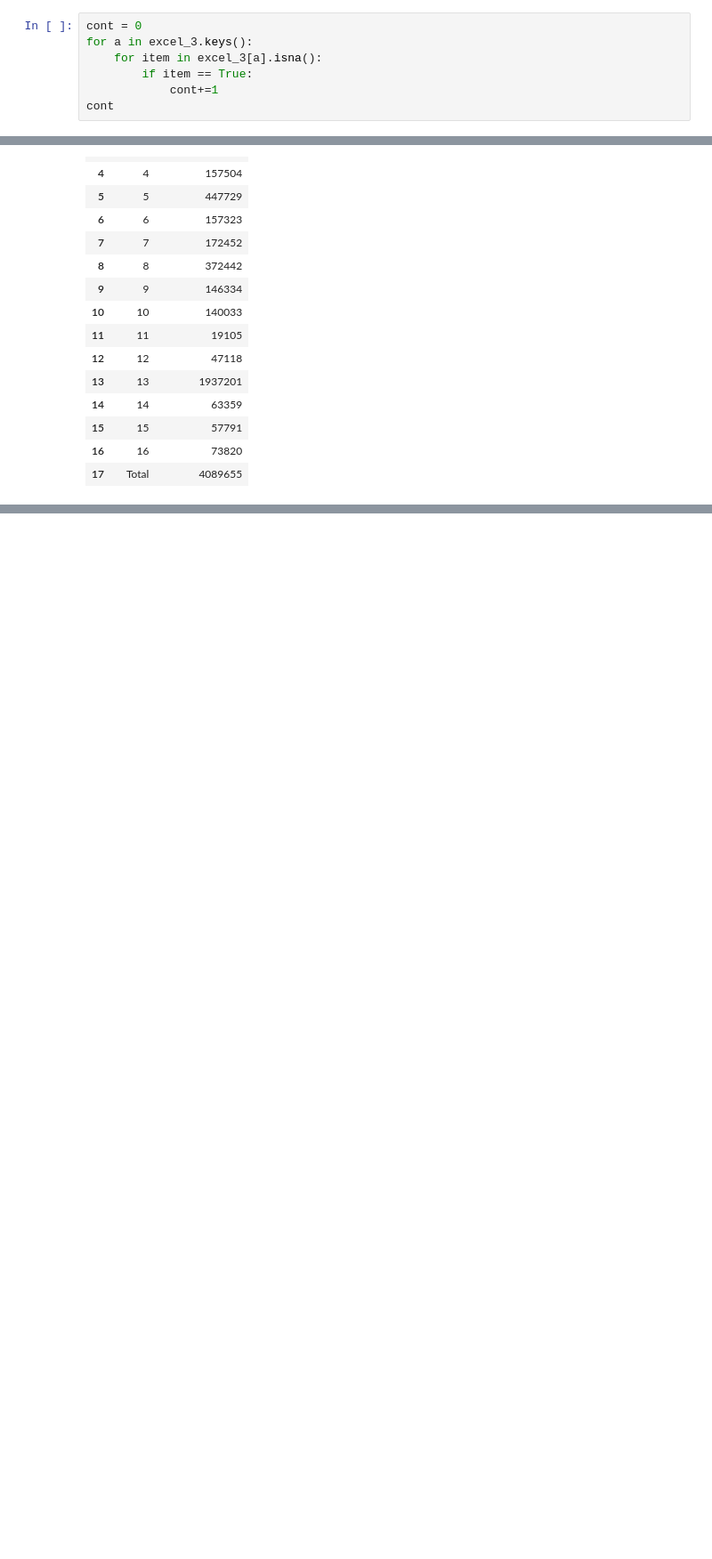
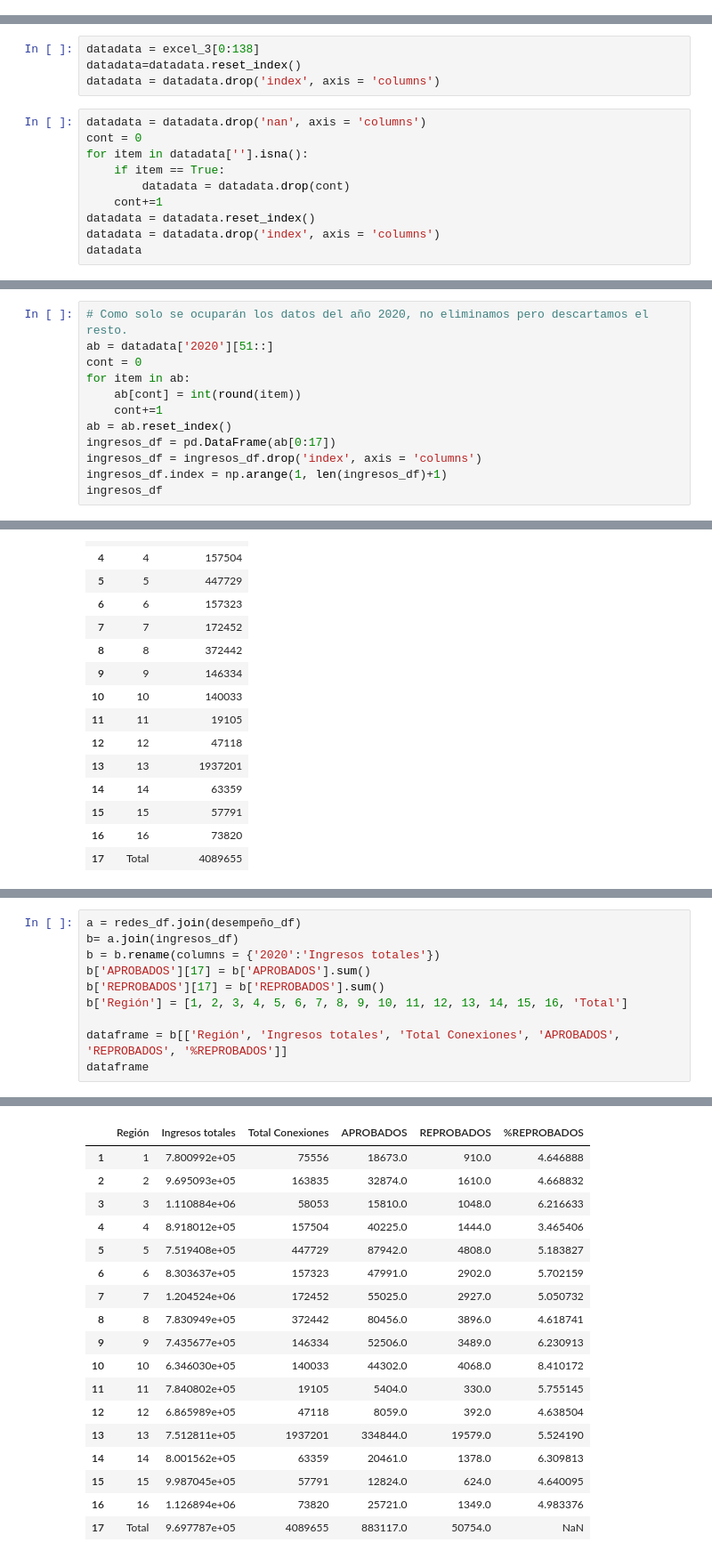
Before and after one commit to MarceVU/Proyecto---Cs-de-Datos, a Jupyter notebook: Proyecto.ipynb, the cells around one changed output, grey strips where cells are left out. Shown at 89% size. Saved outputs shown, nothing was run; the diff lists cells and outputs as text; blank space fills up the shorter version.

```diff
--- a/Proyecto.ipynb
+++ b/Proyecto.ipynb
@@ -71,10 +72,3 @@ excel_3 = excel
 excel_3 = excel_3.iloc[:,~excel_3.columns.duplicated(keep = 'last')]
 # %%
 excel_3 = excel_3.drop(excel_3.index[[0, 1, 2, 3, 4, 5, 6]])
-# %%
-cont = 0
-for a in excel_3.keys():
-    for item in excel_3[a].isna():
-        if item == True:
-            cont+=1
-cont
@@ -122,0 +75,14 @@ ingresos_df
+# %%
+datadata = excel_3[0:138]
+datadata=datadata.reset_index()
+datadata = datadata.drop('index', axis = 'columns')
+# %%
+datadata = datadata.drop('nan', axis = 'columns')
+cont = 0
+for item in datadata[''].isna():
+    if item == True:
+        datadata = datadata.drop(cont)
+    cont+=1
+datadata = datadata.reset_index()
+datadata = datadata.drop('index', axis = 'columns')
+datadata
@@ -122,0 +103,12 @@ ingresos_df
+# %%
+# Como solo se ocuparán los datos del año 2020, no eliminamos pero descartamos el resto.
+ab = datadata['2020'][51::]
+cont = 0
+for item in ab:
+    ab[cont] = int(round(item))
+    cont+=1
+ab = ab.reset_index()
+ingresos_df = pd.DataFrame(ab[0:17])
+ingresos_df = ingresos_df.drop('index', axis = 'columns')
+ingresos_df.index = np.arange(1, len(ingresos_df)+1)
+ingresos_df
@@ -387,0 +357,11 @@ b
+# %%
+a = redes_df.join(desempeño_df)
+b= a.join(ingresos_df)
+b = b.rename(columns = {'2020':'Ingresos totales'})
+b['APROBADOS'][17] = b['APROBADOS'].sum()
+b['REPROBADOS'][17] = b['REPROBADOS'].sum()
+b['Región'] = [1, 2, 3, 4, 5, 6, 7, 8, 9, 10, 11, 12, 13, 14, 15, 16, 'Total']
+
+dataframe = b[['Región', 'Ingresos totales', 'Total Conexiones', 'APROBADOS', 'REPROBADOS', '%REPROBADOS']]
+dataframe
+# %% [output]
@@ -387,0 +376,18 @@ b
+|  | Región | Ingresos totales | Total Conexiones | APROBADOS | REPROBADOS | %REPROBADOS |
+| 1 | 1 | 7.800992e+05 | 75556 | 18673.0 | 910.0 | 4.646888 |
+| 2 | 2 | 9.695093e+05 | 163835 | 32874.0 | 1610.0 | 4.668832 |
+| 3 | 3 | 1.110884e+06 | 58053 | 15810.0 | 1048.0 | 6.216633 |
+| 4 | 4 | 8.918012e+05 | 157504 | 40225.0 | 1444.0 | 3.465406 |
+| 5 | 5 | 7.519408e+05 | 447729 | 87942.0 | 4808.0 | 5.183827 |
+| 6 | 6 | 8.303637e+05 | 157323 | 47991.0 | 2902.0 | 5.702159 |
+| 7 | 7 | 1.204524e+06 | 172452 | 55025.0 | 2927.0 | 5.050732 |
+| 8 | 8 | 7.830949e+05 | 372442 | 80456.0 | 3896.0 | 4.618741 |
+| 9 | 9 | 7.435677e+05 | 146334 | 52506.0 | 3489.0 | 6.230913 |
+| 10 | 10 | 6.346030e+05 | 140033 | 44302.0 | 4068.0 | 8.410172 |
+| 11 | 11 | 7.840802e+05 | 19105 | 5404.0 | 330.0 | 5.755145 |
+| 12 | 12 | 6.865989e+05 | 47118 | 8059.0 | 392.0 | 4.638504 |
+| 13 | 13 | 7.512811e+05 | 1937201 | 334844.0 | 19579.0 | 5.524190 |
+| 14 | 14 | 8.001562e+05 | 63359 | 20461.0 | 1378.0 | 6.309813 |
+| 15 | 15 | 9.987045e+05 | 57791 | 12824.0 | 624.0 | 4.640095 |
+| 16 | 16 | 1.126894e+06 | 73820 | 25721.0 | 1349.0 | 4.983376 |
+| 17 | Total | 9.697787e+05 | 4089655 | 883117.0 | 50754.0 | NaN |
```
Also changed, not shown: parts of 13 cells of this notebook.
